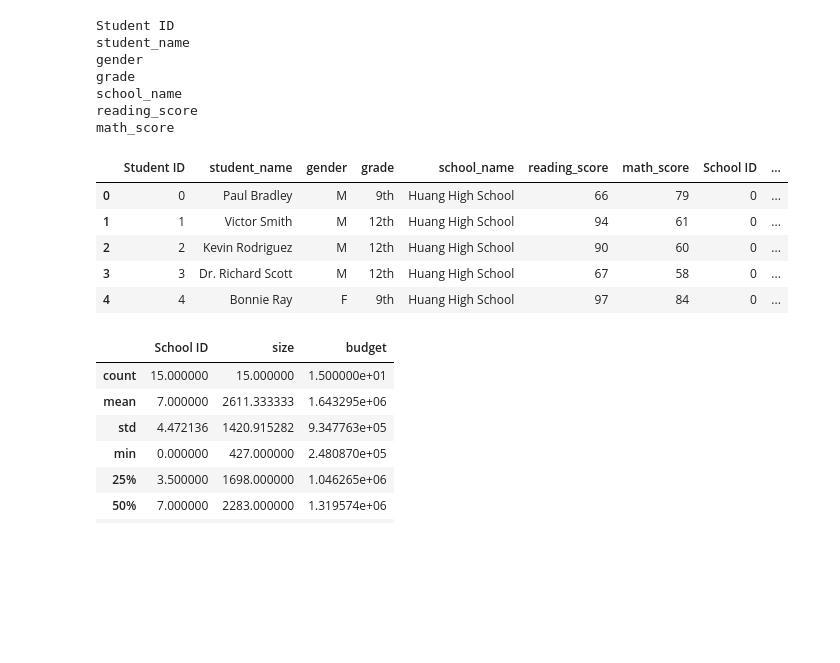
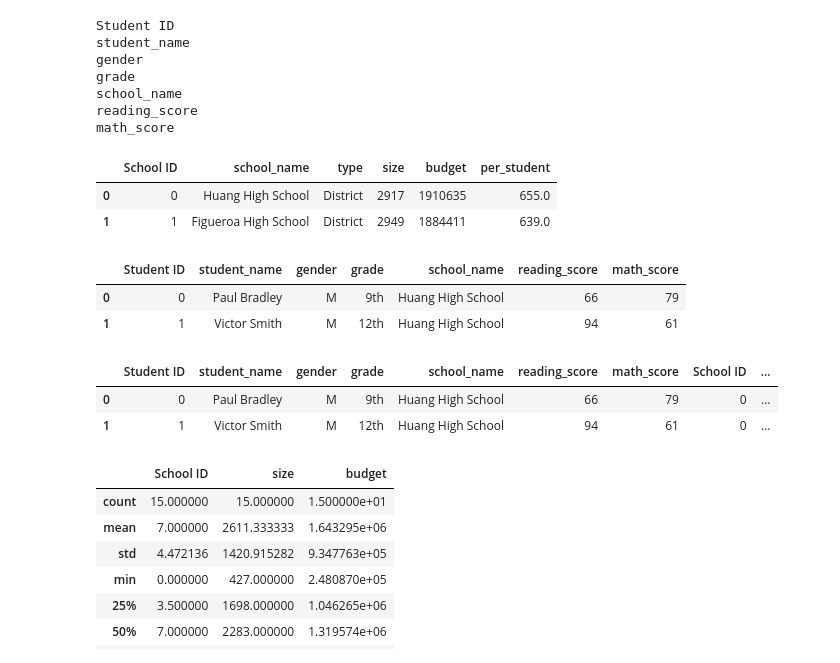
Before and after one commit to mcmanuscw/pandas-challenge, a Jupyter notebook: PyCitySchools/PyCitySchools.ipynb, the cells around one changed output. Drawn from its saved outputs; the diff is of its cells as text; code cells hidden in the pictures; blank space fills up the shorter version.

Commit message:
School summary save

```diff
--- a/PyCitySchools/PyCitySchools.ipynb
+++ b/PyCitySchools/PyCitySchools.ipynb
@@ -30,15 +30,24 @@ grade
 school_name
 reading_score
 math_score
+# %%
+school_data.head(2)
+# %% [output]
+|  | School ID | school_name | type | size | budget | per_student |
+| 0 | 0 | Huang High School | District | 2917 | 1910635 | 655.0 |
+| 1 | 1 | Figueroa High School | District | 2949 | 1884411 | 639.0 |
+# %%
+student_data.head(2)
+# %% [output]
+|  | Student ID | student_name | gender | grade | school_name | reading_score | math_score |
+| 0 | 0 | Paul Bradley | M | 9th | Huang High School | 66 | 79 |
+| 1 | 1 | Victor Smith | M | 12th | Huang High School | 94 | 61 |
 # %%
-school_data_complete.head()
+school_data_complete.head(2)
 # %% [output]
 |  | Student ID | student_name | gender | grade | school_name | reading_score | math_score | School ID | ... |
 | 0 | 0 | Paul Bradley | M | 9th | Huang High School | 66 | 79 | 0 | ... |
 | 1 | 1 | Victor Smith | M | 12th | Huang High School | 94 | 61 | 0 | ... |
-| 2 | 2 | Kevin Rodriguez | M | 12th | Huang High School | 90 | 60 | 0 | ... |
-| 3 | 3 | Dr. Richard Scott | M | 12th | Huang High School | 67 | 58 | 0 | ... |
-| 4 | 4 | Bonnie Ray | F | 9th | Huang High School | 97 | 84 | 0 | ... |
 # %%
 schldat_description_df = school_data.describe()
 
```
Also changed, not shown: parts of 13 cells of this notebook.
